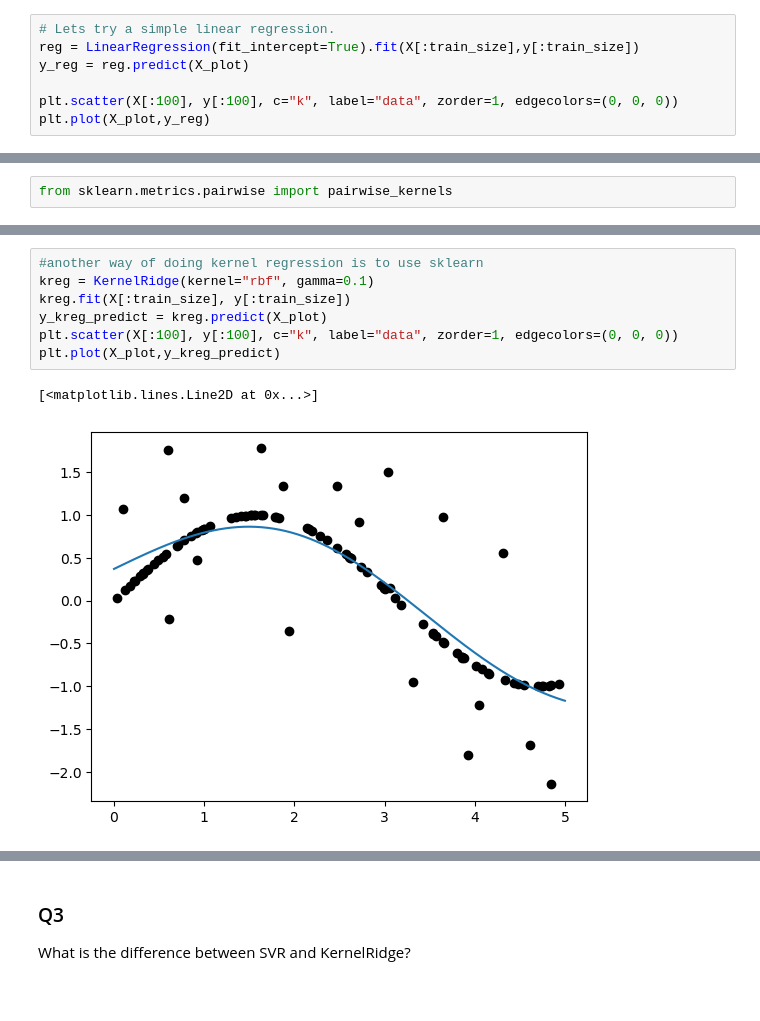
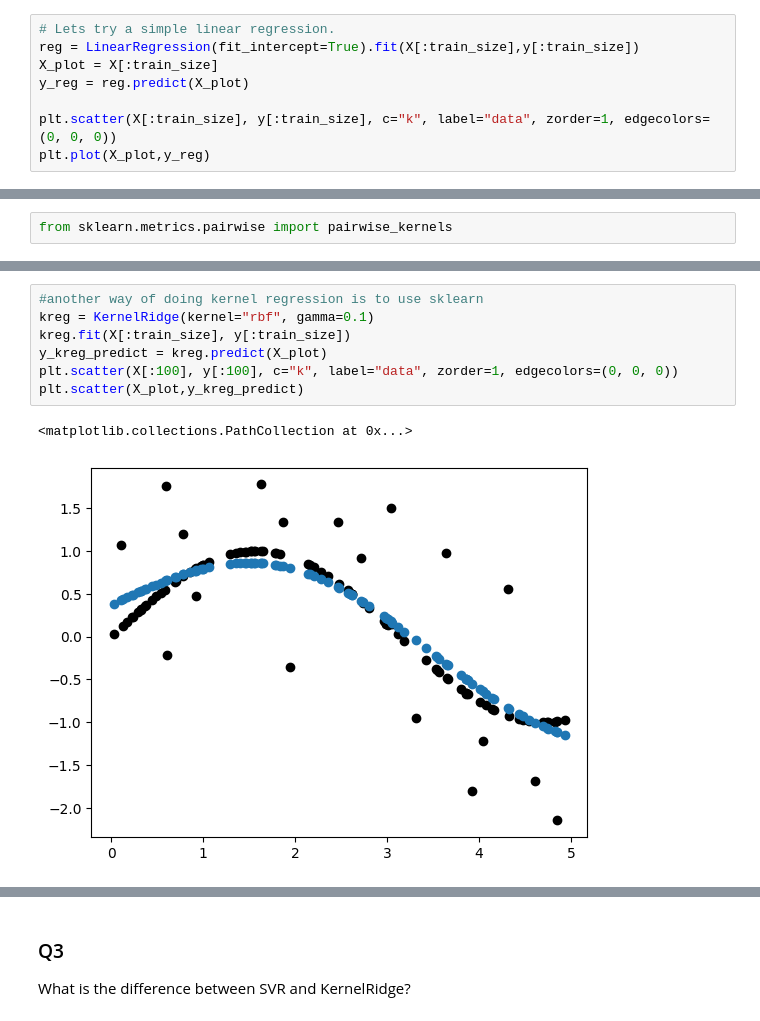
Before and after one commit to Hrsh-Venket/CS-1390-Intro-to-Machine-Learning, a Jupyter notebook: code_for_lab/kernel_regression.ipynb, the cells around one changed output, grey strips where cells are left out. Cells and saved outputs as stored; diff of their text form.

```diff
--- a/code_for_lab/kernel_regression.ipynb
+++ b/code_for_lab/kernel_regression.ipynb
@@ -56,8 +57,9 @@ from sklearn.kernel_ridge import KernelRidge
 # %%
 # Lets try a simple linear regression.
 reg = LinearRegression(fit_intercept=True).fit(X[:train_size],y[:train_size])
+X_plot = X[:train_size]
 y_reg = reg.predict(X_plot)
 
-plt.scatter(X[:100], y[:100], c="k", label="data", zorder=1, edgecolors=(0, 0, 0))
+plt.scatter(X[:train_size], y[:train_size], c="k", label="data", zorder=1, edgecolors=(0, 0, 0))
 plt.plot(X_plot,y_reg)
 # %% [output]
@@ -128,13 +110,13 @@ plt.plot(X_plot,y_kernel_reg)
 # %%
 #another way of doing kernel regression is to use sklearn
 kreg = KernelRidge(kernel="rbf", gamma=0.1)
 kreg.fit(X[:train_size], y[:train_size])
 y_kreg_predict = kreg.predict(X_plot)
 plt.scatter(X[:100], y[:100], c="k", label="data", zorder=1, edgecolors=(0, 0, 0))
-plt.plot(X_plot,y_kreg_predict)
+plt.scatter(X_plot,y_kreg_predict)
 # %% [output]
-[<matplotlib.lines.Line2D at 0x...>]
+<matplotlib.collections.PathCollection at 0x...>
-[figure, old version]
+[figure, new version]
 # %%
 # similarly you can use SVM Regression to regress on above data
 sreg = SVR(kernel="rbf", gamma=0.1)
```
Also changed, not shown: parts of 18 cells of this notebook, 4 other files.
